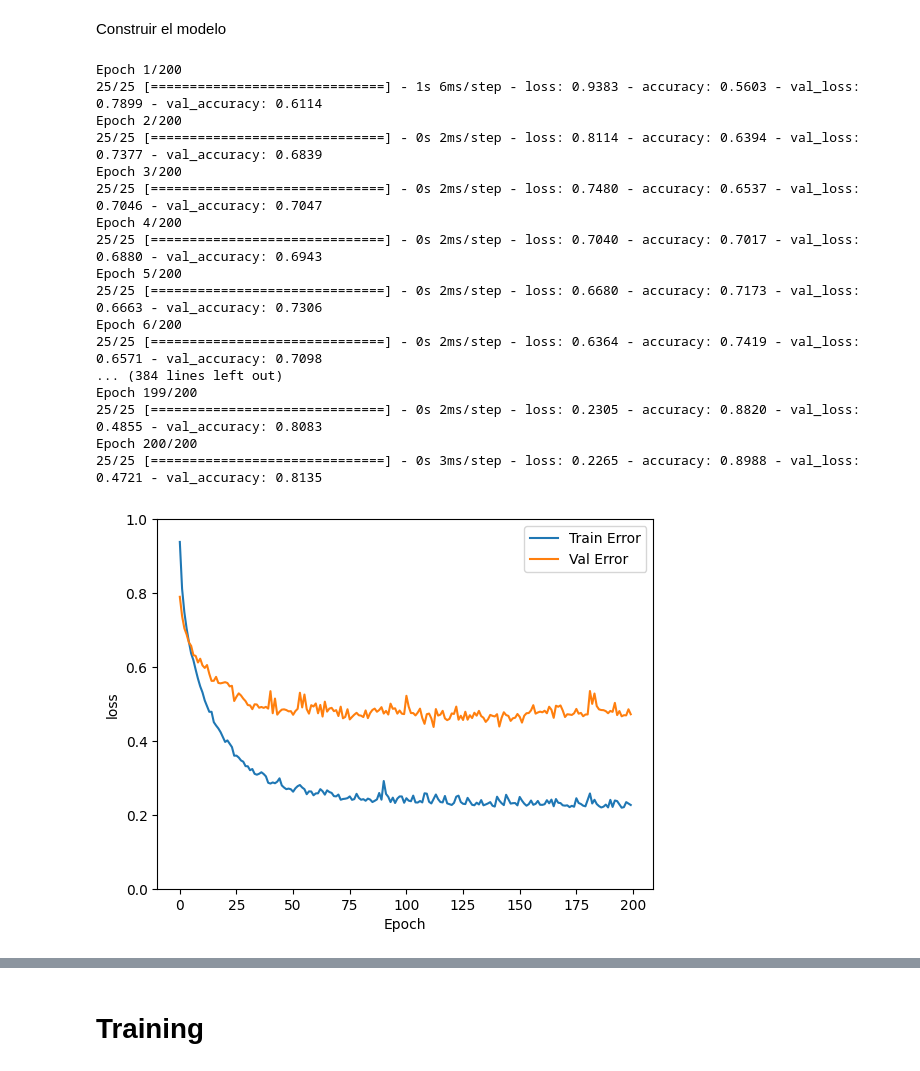
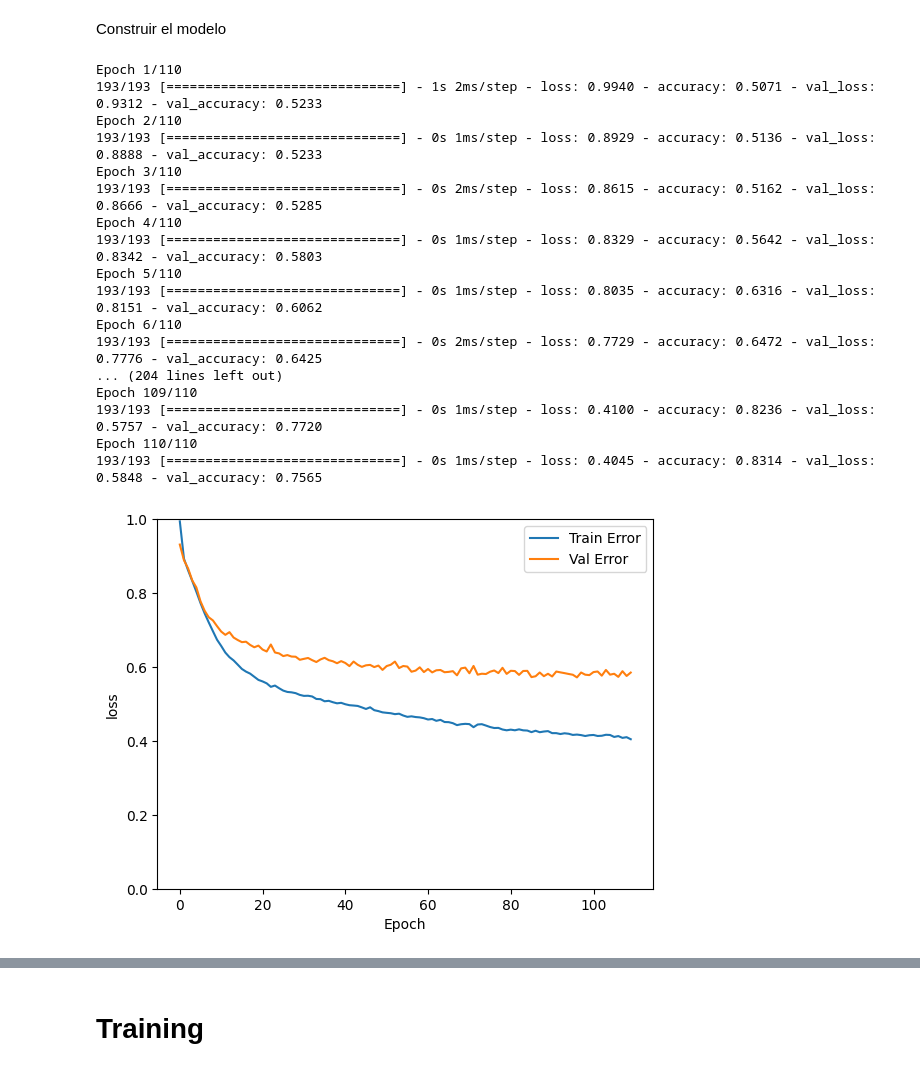
Before and after one commit to RedoRojo/Neural-Network-Classification, a Jupyter notebook: cuaderno.ipynb, the cells around one changed output, grey strips where cells are left out. Cells and saved outputs as stored; diff of their text form; code cells hidden in the pictures.

```diff
--- a/cuaderno.ipynb
+++ b/cuaderno.ipynb
@@ -298,3 +232,11 @@ x_test = test_dataset.to_numpy()
+# %%
+x_train, x_test, y_train, y_test = train_test_split(X, y, test_size=0.2, random_state=32)
+# %%
+x_train = x_train.to_numpy()
+y_train = y_train.to_numpy()
+
+x_test = x_test.to_numpy()
+y_test = y_test.to_numpy()
 # %%
 print(x_train.shape)
 print(y_train.shape)
@@ -338,49 +280,45 @@ def plot_history(history):
     plt.ylim([0,1])
     plt.legend()
 
-    plt.figure()
-    plt.xlabel('Epoch')
-    plt.ylabel('loss')
-    plt.plot(hist['epoch'], hist['loss'],
-           label='Train Error')
-    plt.plot(hist['epoch'], hist['val_loss'],
-           label = 'Val Error')
-    plt.ylim([0,1])
-    plt.legend()
     plt.show()
 # %%
 model = tf.keras.Sequential()
-model.add(tf.keras.Input(shape=(31,)))
-model.add(tf.keras.layers.Dense(64, activation='relu'))
-model.add(tf.keras.layers.Dense(64, activation='relu'))
+model.add(tf.keras.Input(shape=(x_train.shape[1],)))
+model.add(tf.keras.layers.Dense(8, activation='relu'))
+model.add(tf.keras.layers.Dense(4, activation='relu'))
 model.add(tf.keras.layers.Dense(3, activation='softmax'))
-# tambien podemos utilizar softplus
-# al parecer relu no se lleva bien con muchas neuronas o muhas capas
-model.compile(optimizer='adam',
-              loss='sparse_categorical_crossentropy',
+
+# optimizers = ["RMSprop", "Adam", "Nadam"]
+model.compile(optimizer='Adam',
+              loss='categorical_crossentropy',
               metrics=['accuracy'])
 # %%
-hist = model.fit(x_train, y_train, validation_data=(x_test, y_test), epochs = 200)
+earlystopping = callbacks.EarlyStopping(monitor="val_loss",
+                                        mode="min", patience=50,
+                                        restore_best_weights=True)
+
+hist = model.fit(x_train, y_train, validation_data=(x_test, y_test), epochs = 110, batch_size = 4,  callbacks=[earlystopping])
 plot_history(hist)
 
-test_loss, test_acc = model.evaluate(x_test, y_test, verbose=2)
-print('\nTest accuracy:', test_acc)
+# test_loss, test_acc = model.evaluate(x_test, y_test, verbose=2)
+print(model.evaluate(x_test, y_test, verbose=2))
+# print('\nTest accuracy:', test_acc)
 # %% [output]
-Epoch 1/200
-25/25 [==============================] - 1s 6ms/step - loss: 0.9383 - accuracy: 0.5603 - val_loss: 0.7899 - val_accuracy: 0.6114
-Epoch 2/200
-25/25 [==============================] - 0s 2ms/step - loss: 0.8114 - accuracy: 0.6394 - val_loss: 0.7377 - val_accuracy: 0.6839
-Epoch 3/200
-25/25 [==============================] - 0s 2ms/step - loss: 0.7480 - accuracy: 0.6537 - val_loss: 0.7046 - val_accuracy: 0.7047
-Epoch 4/200
-25/25 [==============================] - 0s 2ms/step - loss: 0.7040 - accuracy: 0.7017 - val_loss: 0.6880 - val_accuracy: 0.6943
-Epoch 5/200
-25/25 [==============================] - 0s 2ms/step - loss: 0.6680 - accuracy: 0.7173 - val_loss: 0.6663 - val_accuracy: 0.7306
-Epoch 6/200
-25/25 [==============================] - 0s 2ms/step - loss: 0.6364 - accuracy: 0.7419 - val_loss: 0.6571 - val_accuracy: 0.7098
-... (384 lines left out)
-Epoch 199/200
-25/25 [==============================] - 0s 2ms/step - loss: 0.2305 - accuracy: 0.8820 - val_loss: 0.4855 - val_accuracy: 0.8083
-Epoch 200/200
-25/25 [==============================] - 0s 3ms/step - loss: 0.2265 - accuracy: 0.8988 - val_loss: 0.4721 - val_accuracy: 0.8135
+Epoch 1/110
+193/193 [==============================] - 1s 2ms/step - loss: 0.9940 - accuracy: 0.5071 - val_loss: 0.9312 - val_accuracy: 0.5233
+Epoch 2/110
+193/193 [==============================] - 0s 1ms/step - loss: 0.8929 - accuracy: 0.5136 - val_loss: 0.8888 - val_accuracy: 0.5233
+Epoch 3/110
+193/193 [==============================] - 0s 2ms/step - loss: 0.8615 - accuracy: 0.5162 - val_loss: 0.8666 - val_accuracy: 0.5285
+Epoch 4/110
+193/193 [==============================] - 0s 1ms/step - loss: 0.8329 - accuracy: 0.5642 - val_loss: 0.8342 - val_accuracy: 0.5803
+Epoch 5/110
+193/193 [==============================] - 0s 1ms/step - loss: 0.8035 - accuracy: 0.6316 - val_loss: 0.8151 - val_accuracy: 0.6062
+Epoch 6/110
+193/193 [==============================] - 0s 2ms/step - loss: 0.7729 - accuracy: 0.6472 - val_loss: 0.7776 - val_accuracy: 0.6425
+... (204 lines left out)
+Epoch 109/110
+193/193 [==============================] - 0s 1ms/step - loss: 0.4100 - accuracy: 0.8236 - val_loss: 0.5757 - val_accuracy: 0.7720
+Epoch 110/110
+193/193 [==============================] - 0s 1ms/step - loss: 0.4045 - accuracy: 0.8314 - val_loss: 0.5848 - val_accuracy: 0.7565
-[figure, old version]
+[figure, new version]
```
Also changed, not shown: parts of 22 cells of this notebook, 2 other files.
